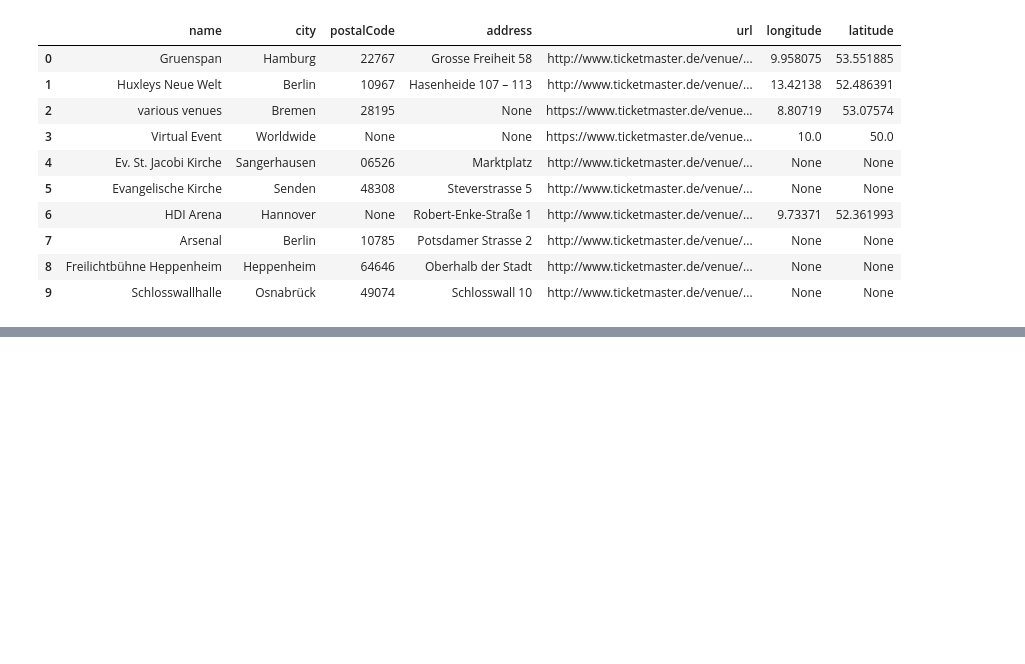
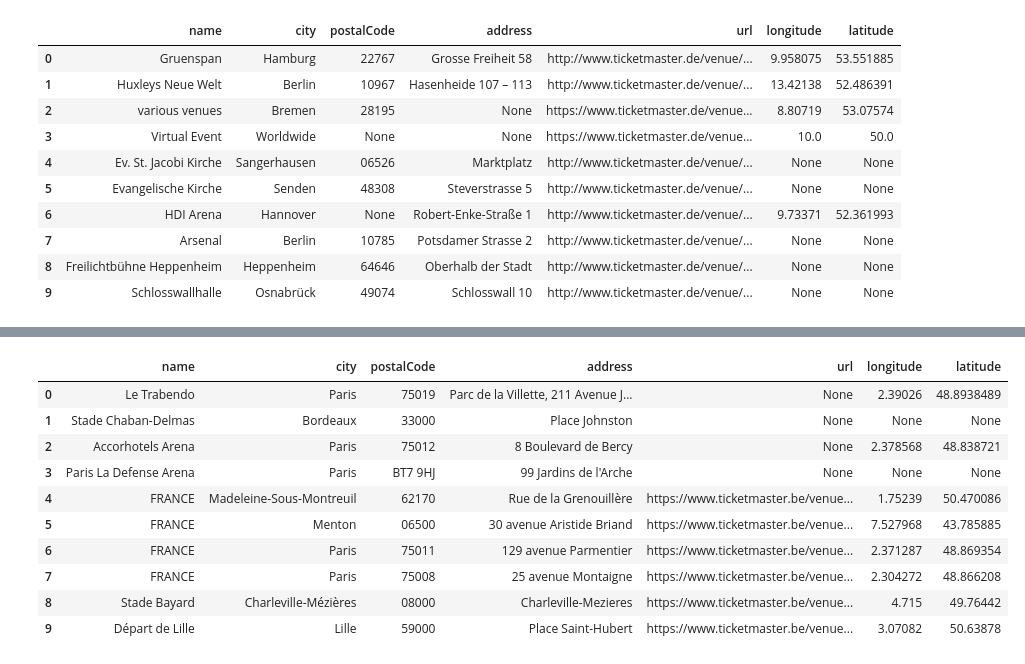
Before and after one commit to slukas99/DSPM_Assignment5, a Jupyter notebook: Schick_Lukas_Assignment5_Python.ipynb, the cells around one changed output, grey strips where cells are left out. Cells and saved outputs as stored; diff of their text form; code cells hidden in the pictures; blank space fills up the shorter version.

```diff
--- a/Schick_Lukas_Assignment5_Python.ipynb
+++ b/Schick_Lukas_Assignment5_Python.ipynb
@@ -163,0 +211,17 @@ np.shape(venues)
+# %%
+#perform get request of ticketmaster site to get all venues in France
+res = requests.get('https://app.ticketmaster.com/discovery/v2/venues?',
+             params = {"apikey" : discoveryapi_key,
+                       "countryCode" : "FR"}).json()
+# %%
+#get total number of result pages
+num_pages = res['page']['totalPages']
+
+#initialize empty df for total results
+venues = pd.DataFrame({'name' : [],
+                       'city' : [],
+                       'postalCode' : [],
+                       'address' : [],
+                       'url' : [],
+                       'longitude' : [],
+                       'latitude' : []})
@@ -163,0 +281,15 @@ np.shape(venues)
+# %%
+#print first ten results
+venues.head(10)
+# %% [output]
+|  | name | city | postalCode | address | url | longitude | latitude |
+| 0 | Le Trabendo | Paris | 75019 | Parc de la Villette, 211 Avenue J... | None | 2.39026 | 48.8938489 |
+| 1 | Stade Chaban-Delmas | Bordeaux | 33000 | Place Johnston | None | None | None |
+| 2 | Accorhotels Arena | Paris | 75012 | 8 Boulevard de Bercy | None | 2.378568 | 48.838721 |
+| 3 | Paris La Defense Arena | Paris | BT7 9HJ | 99 Jardins de l'Arche | None | None | None |
+| 4 | FRANCE | Madeleine-Sous-Montreuil | 62170 | Rue de la Grenouillère | https://www.ticketmaster.be/venue... | 1.75239 | 50.470086 |
+| 5 | FRANCE | Menton | 06500 | 30 avenue Aristide Briand | https://www.ticketmaster.be/venue... | 7.527968 | 43.785885 |
+| 6 | FRANCE | Paris | 75011 | 129 avenue Parmentier | https://www.ticketmaster.be/venue... | 2.371287 | 48.869354 |
+| 7 | FRANCE | Paris | 75008 | 25 avenue Montaigne | https://www.ticketmaster.be/venue... | 2.304272 | 48.866208 |
+| 8 | Stade Bayard | Charleville-Mézières | 08000 | Charleville-Mezieres | https://www.ticketmaster.be/venue... | 4.715 | 49.76442 |
+| 9 | Départ de Lille | Lille | 59000 | Place Saint-Hubert | https://www.ticketmaster.be/venue... | 3.07082 | 50.63878 |
```
Also changed, not shown: parts of 21 cells of this notebook.
